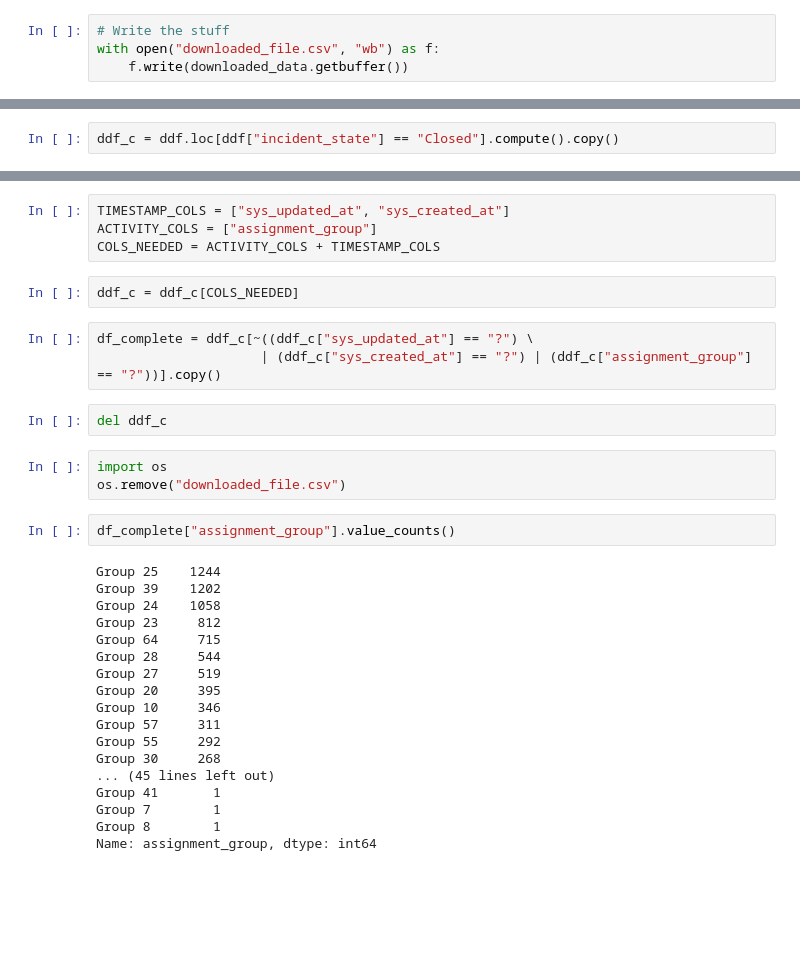
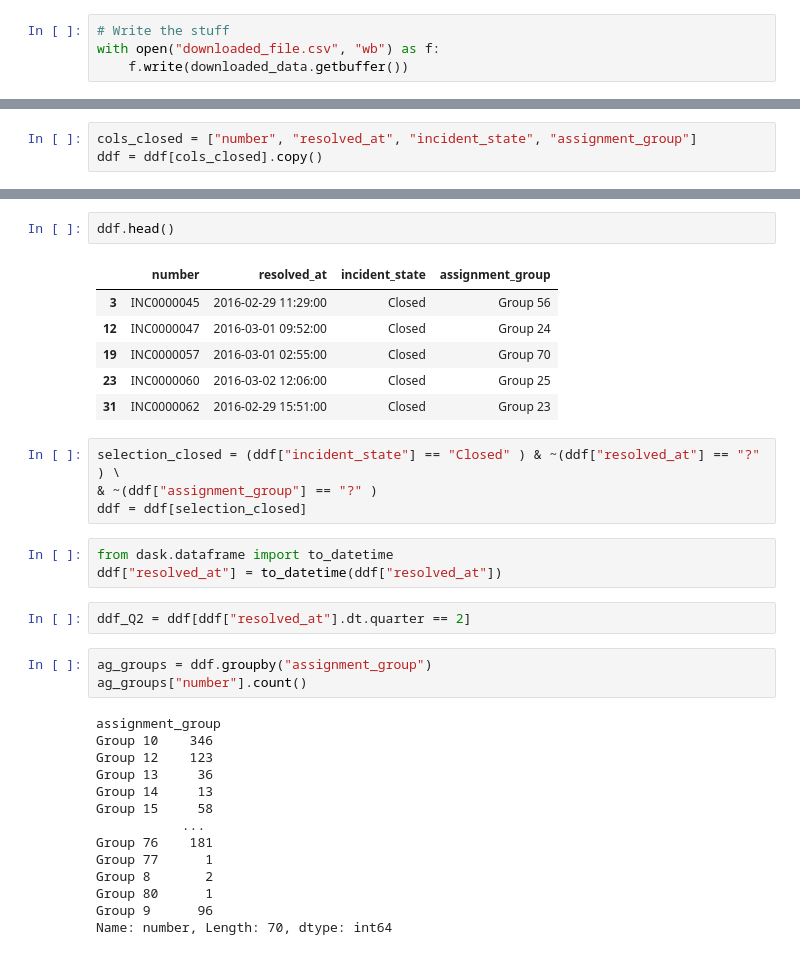
Before and after one commit to rajivsam/Rinse_and_Repeat, a Jupyter notebook: notebooks/ITSM/data_preparation.ipynb, the cells around one changed output, grey strips where cells are left out. Drawn from its saved outputs; the diff is of its cells as text; blank space fills up the shorter version.

```diff
--- a/notebooks/ITSM/data_preparation.ipynb
+++ b/notebooks/ITSM/data_preparation.ipynb
@@ -70,2 +81,3 @@ Dask Name: read-csv, 1 tasks
 # %%
-ddf_c = ddf.loc[ddf["incident_state"] == "Closed"].compute().copy()
+cols_closed = ["number", "resolved_at", "incident_state", "assignment_group"]
+ddf = ddf[cols_closed].copy()
@@ -90,34 +84,35 @@ ddf_c
-# %%
-TIMESTAMP_COLS = ["sys_updated_at", "sys_created_at"]
-ACTIVITY_COLS = ["assignment_group"]
-COLS_NEEDED = ACTIVITY_COLS + TIMESTAMP_COLS
+# %%
+ddf.head()
+# %% [output]
+|  | number | resolved_at | incident_state | assignment_group |
+| 3 | INC0000045 | 2016-02-29 11:29:00 | Closed | Group 56 |
+| 12 | INC0000047 | 2016-03-01 09:52:00 | Closed | Group 24 |
+| 19 | INC0000057 | 2016-03-01 02:55:00 | Closed | Group 70 |
+| 23 | INC0000060 | 2016-03-02 12:06:00 | Closed | Group 25 |
+| 31 | INC0000062 | 2016-02-29 15:51:00 | Closed | Group 23 |
 # %%
-ddf_c = ddf_c[COLS_NEEDED]
+selection_closed = (ddf["incident_state"] == "Closed" ) & ~(ddf["resolved_at"] == "?" ) \
+& ~(ddf["assignment_group"] == "?" )
+ddf = ddf[selection_closed]
 # %%
-df_complete = ddf_c[~((ddf_c["sys_updated_at"] == "?") \
-                     | (ddf_c["sys_created_at"] == "?") | (ddf_c["assignment_group"] == "?"))].copy()
+from dask.dataframe import to_datetime
+ddf["resolved_at"] = to_datetime(ddf["resolved_at"])
 # %%
-del ddf_c
+ddf_Q2 = ddf[ddf["resolved_at"].dt.quarter == 2]
-# %%
-import os
-os.remove("downloaded_file.csv")
 # %%
-df_complete["assignment_group"].value_counts()
+ag_groups = ddf.groupby("assignment_group")
+ag_groups["number"].count()
 # %% [output]
-Group 25    1244
-Group 39    1202
-Group 24    1058
-Group 23     812
-Group 64     715
-Group 28     544
-Group 27     519
-Group 20     395
-Group 10     346
-Group 57     311
-Group 55     292
-Group 30     268
-... (45 lines left out)
-Group 41       1
-Group 7        1
-Group 8        1
-Name: assignment_group, dtype: int64
+assignment_group
+Group 10    346
+Group 12    123
+Group 13     36
+Group 14     13
+Group 15     58
+           ...
+Group 76    181
+Group 77      1
+Group 8       2
+Group 80      1
+Group 9      96
+Name: number, Length: 70, dtype: int64
```
Also changed, not shown: parts of 22 cells of this notebook, 1 other file.
